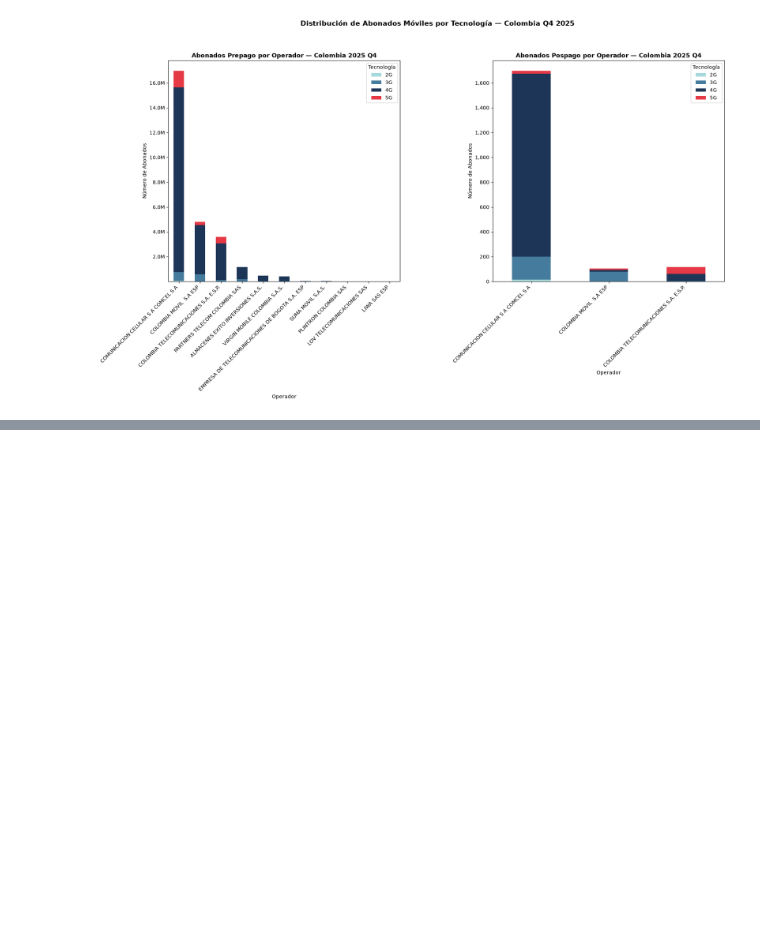
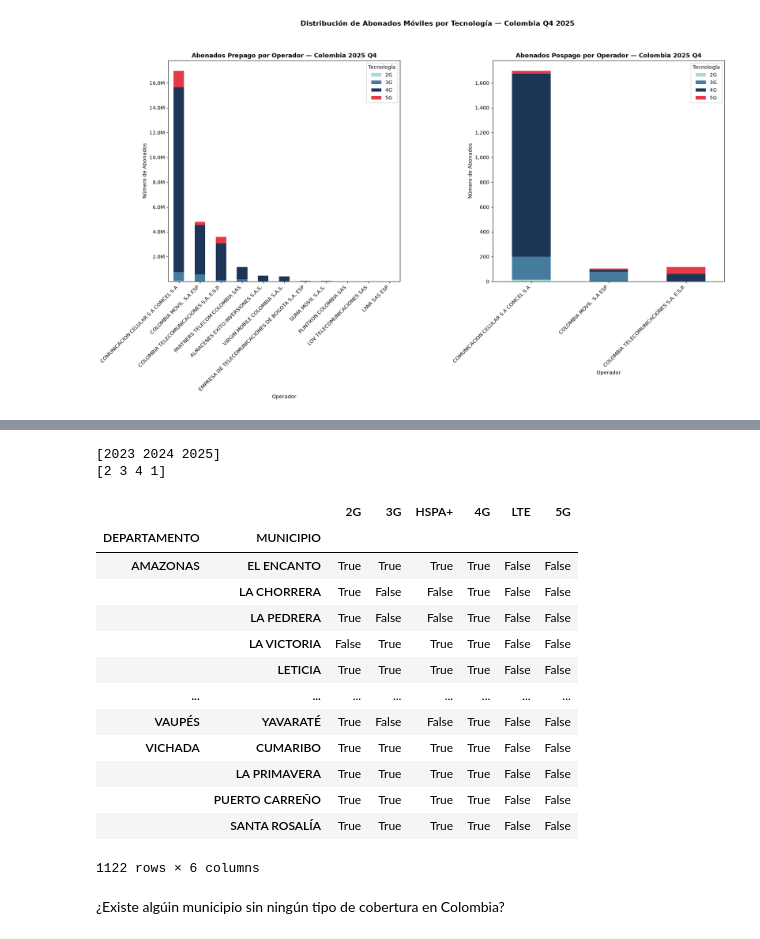
Before and after one commit to perezg1611/analisis_tic, a Jupyter notebook: notebooks/02_exploracion_y_analisis.ipynb, the cells around one changed output, grey strips where cells are left out. Saved outputs shown, nothing was run; the diff lists cells and outputs as text; code cells hidden in the pictures; blank space fills up the shorter version.

```diff
--- a/notebooks/02_exploracion_y_analisis.ipynb
+++ b/notebooks/02_exploracion_y_analisis.ipynb
@@ -168,0 +335,29 @@ plt.show()
+# %%
+print(df_cobertura_movil_por_municipio["AÑO"].unique())
+print(df_cobertura_movil_por_municipio["TRIMESTRE"].unique())
+# %% [output]
+[2023 2024 2025]
+[2 3 4 1]
+# %%
+# Filtrado para el periodo de nuestro interés, en este caso, el último periodo
+df_cobertura_filtro = df_cobertura_movil_por_municipio[(df_cobertura_movil_por_municipio["AÑO"] == 2025)
+                                                    & (df_cobertura_movil_por_municipio["TRIMESTRE"] == 4)
+]
+# %%
+#Nos interesa saber, si al menos un operador cubre ese municipio
+df_cobertura_filtro.groupby(["DEPARTAMENTO", "MUNICIPIO"])[["2G","3G","HSPA+","4G","LTE","5G"]].any()
+# %% [output]
+|  |  | 2G | 3G | HSPA+ | 4G | LTE | 5G |
+| DEPARTAMENTO | MUNICIPIO |  |  |  |  |  |  |
+| AMAZONAS | EL ENCANTO | True | True | True | True | False | False |
+|  | LA CHORRERA | True | False | False | True | False | False |
+|  | LA PEDRERA | True | False | False | True | False | False |
+|  | LA VICTORIA | False | True | True | True | False | False |
+|  | LETICIA | True | True | True | True | False | False |
+| ... | ... | ... | ... | ... | ... | ... | ... |
+| VAUPÉS | YAVARATÉ | True | False | False | True | False | False |
+| VICHADA | CUMARIBO | True | True | True | True | False | False |
+|  | LA PRIMAVERA | True | True | True | True | False | False |
+|  | PUERTO CARREÑO | True | True | True | True | False | False |
+|  | SANTA ROSALÍA | True | True | True | True | False | False |
+1122 rows × 6 columns
@@ -168,0 +367,2 @@ plt.show()
+# %% [markdown]
+¿Existe algúin municipio sin ningún tipo de cobertura en Colombia?
```
Also changed, not shown: parts of 22 cells of this notebook, 4 other files.
